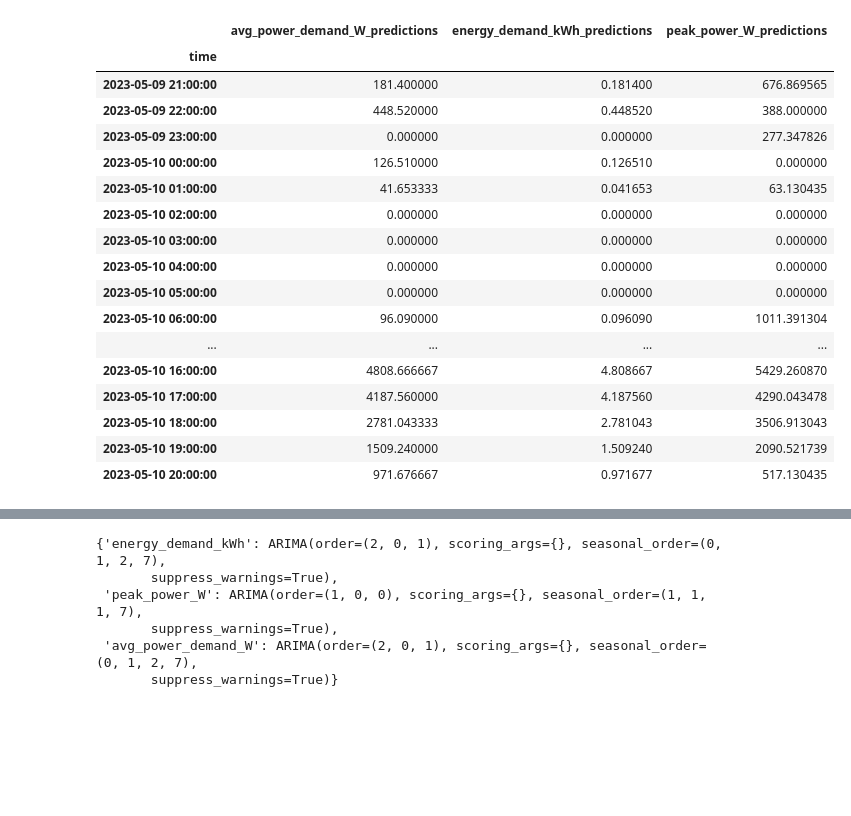
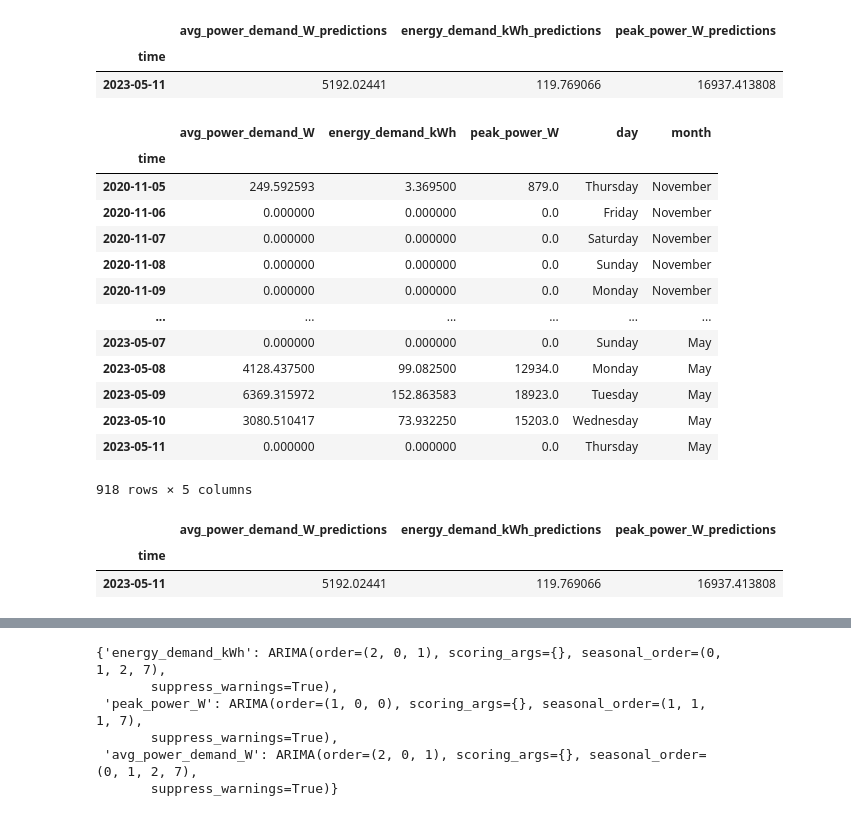
Before and after one commit to winston-edwin-chiong/slrpEV-data-dashboard, a Jupyter notebook: SessionLvlVIz.ipynb, the cells around one changed output, grey strips where cells are left out. Drawn from its saved outputs; the diff is of its cells as text; code cells hidden in the pictures; blank space fills up the shorter version.

Commit message:
fixed daily forecast bug. now resampel correctly and predicting 7 time steps correctly

```diff
--- a/SessionLvlVIz.ipynb
+++ b/SessionLvlVIz.ipynb
@@ -265,25 +265,37 @@ class CreateDailyForecasts:
 # %%
 import redis
 import pickle
 redis_client = redis.Redis(host='localhost', port=6360)
-df = pickle.loads(redis_client.get("hourly_forecasts"))
+df = pickle.loads(redis_client.get("daily_forecasts"))
 df
 # %% [output]
 |  | avg_power_demand_W_predictions | energy_demand_kWh_predictions | peak_power_W_predictions |
 | time |  |  |  |
-| 2023-05-09 21:00:00 | 181.400000 | 0.181400 | 676.869565 |
-| 2023-05-09 22:00:00 | 448.520000 | 0.448520 | 388.000000 |
-| 2023-05-09 23:00:00 | 0.000000 | 0.000000 | 277.347826 |
-| 2023-05-10 00:00:00 | 126.510000 | 0.126510 | 0.000000 |
-| 2023-05-10 01:00:00 | 41.653333 | 0.041653 | 63.130435 |
-| 2023-05-10 02:00:00 | 0.000000 | 0.000000 | 0.000000 |
-| 2023-05-10 03:00:00 | 0.000000 | 0.000000 | 0.000000 |
-| 2023-05-10 04:00:00 | 0.000000 | 0.000000 | 0.000000 |
-| 2023-05-10 05:00:00 | 0.000000 | 0.000000 | 0.000000 |
-| 2023-05-10 06:00:00 | 96.090000 | 0.096090 | 1011.391304 |
-| ... | ... | ... | ... |
-| 2023-05-10 16:00:00 | 4808.666667 | 4.808667 | 5429.260870 |
-| 2023-05-10 17:00:00 | 4187.560000 | 4.187560 | 4290.043478 |
-| 2023-05-10 18:00:00 | 2781.043333 | 2.781043 | 3506.913043 |
-| 2023-05-10 19:00:00 | 1509.240000 | 1.509240 | 2090.521739 |
-| 2023-05-10 20:00:00 | 971.676667 | 0.971677 | 517.130435 |
+| 2023-05-11 | 5192.02441 | 119.769066 | 16937.413808 |
+# %%
+import pandas as pd
+import statsmodels.api as sm
+
+df = pickle.loads(redis_client.get("dailydemand"))
+df
+# %% [output]
+|  | avg_power_demand_W | energy_demand_kWh | peak_power_W | day | month |
+| time |  |  |  |  |  |
+| 2020-11-05 | 249.592593 | 3.369500 | 879.0 | Thursday | November |
+| 2020-11-06 | 0.000000 | 0.000000 | 0.0 | Friday | November |
+| 2020-11-07 | 0.000000 | 0.000000 | 0.0 | Saturday | November |
+| 2020-11-08 | 0.000000 | 0.000000 | 0.0 | Sunday | November |
+| 2020-11-09 | 0.000000 | 0.000000 | 0.0 | Monday | November |
+| ... | ... | ... | ... | ... | ... |
+| 2023-05-07 | 0.000000 | 0.000000 | 0.0 | Sunday | May |
+| 2023-05-08 | 4128.437500 | 99.082500 | 12934.0 | Monday | May |
+| 2023-05-09 | 6369.315972 | 152.863583 | 18923.0 | Tuesday | May |
+| 2023-05-10 | 3080.510417 | 73.932250 | 15203.0 | Wednesday | May |
+| 2023-05-11 | 0.000000 | 0.000000 | 0.0 | Thursday | May |
+918 rows × 5 columns
+# %%
+pickle.loads(redis_client.get("daily_forecasts"))
+# %% [output]
+|  | avg_power_demand_W_predictions | energy_demand_kWh_predictions | peak_power_W_predictions |
+| time |  |  |  |
+| 2023-05-11 | 5192.02441 | 119.769066 | 16937.413808 |
```
Also changed, not shown: parts of 9 cells of this notebook, 8 other files.
